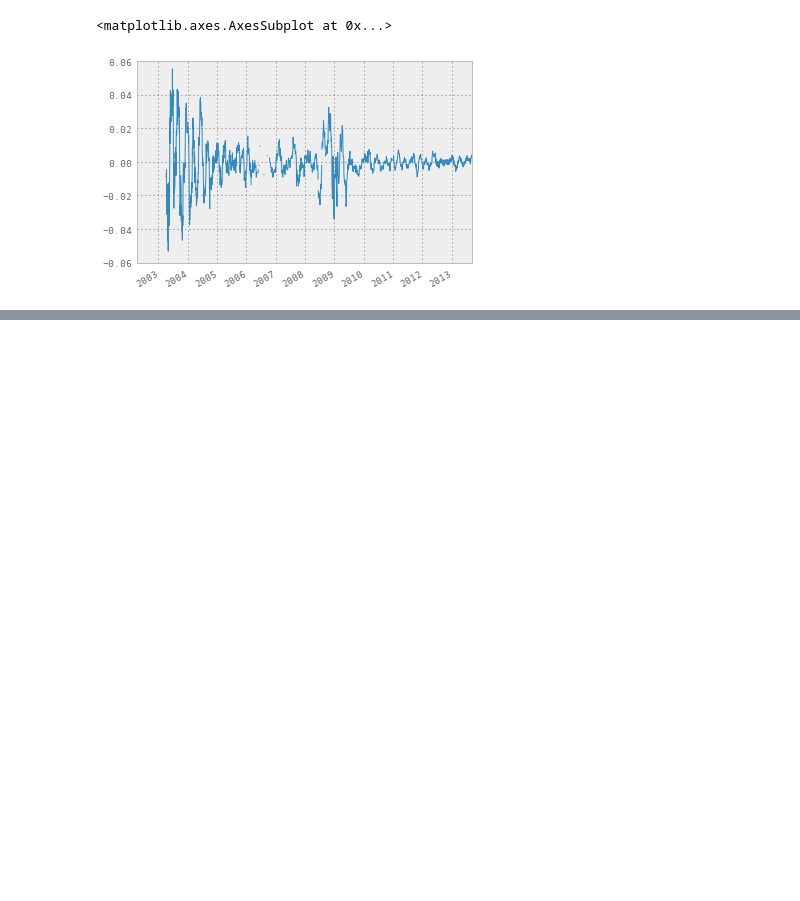
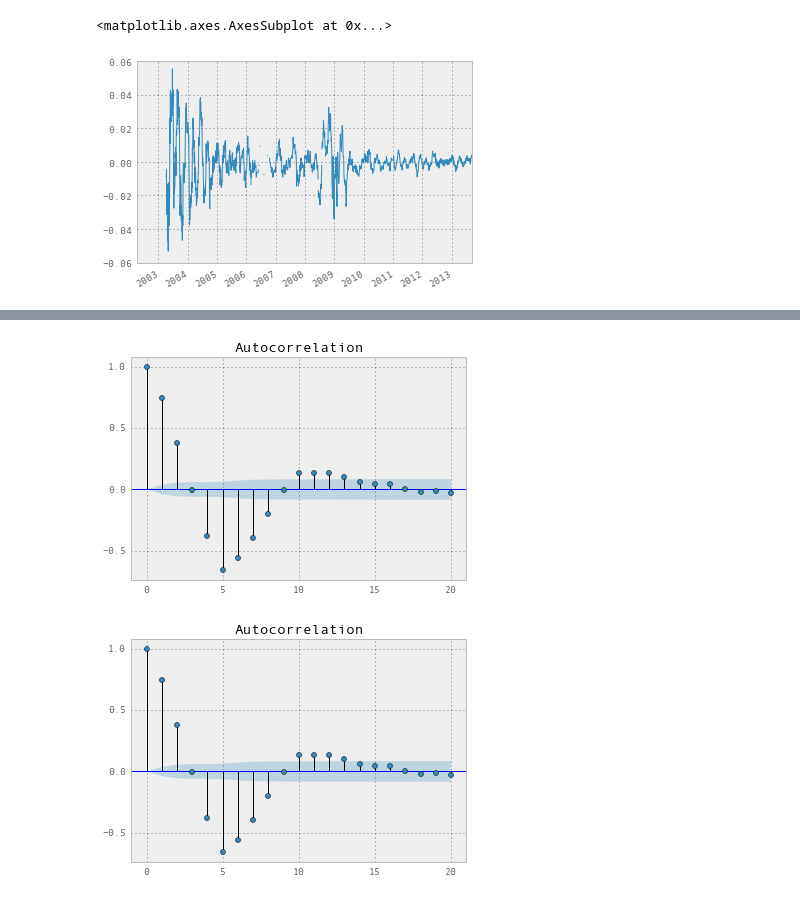
Before and after one commit to elsonidoq/ars-usd, a Jupyter notebook: jb.ipynb, the cells around one changed output, grey strips where cells are left out. Drawn from its saved outputs; the diff is of its cells as text; code cells hidden in the pictures; blank space fills up the shorter version.

```diff
--- a/jb.ipynb
+++ b/jb.ipynb
@@ -195,0 +202,5 @@ df1(df1(logged, 30), 30).plot()
+# %%
+sm.graphics.tsa.plot_acf(df1(df1(df1(logged, 5), 5), 5).dropna(), lags=20)
+# %% [output]
+[figure, added]
+[figure, added]
```
Also changed, not shown: parts of 15 cells of this notebook.
